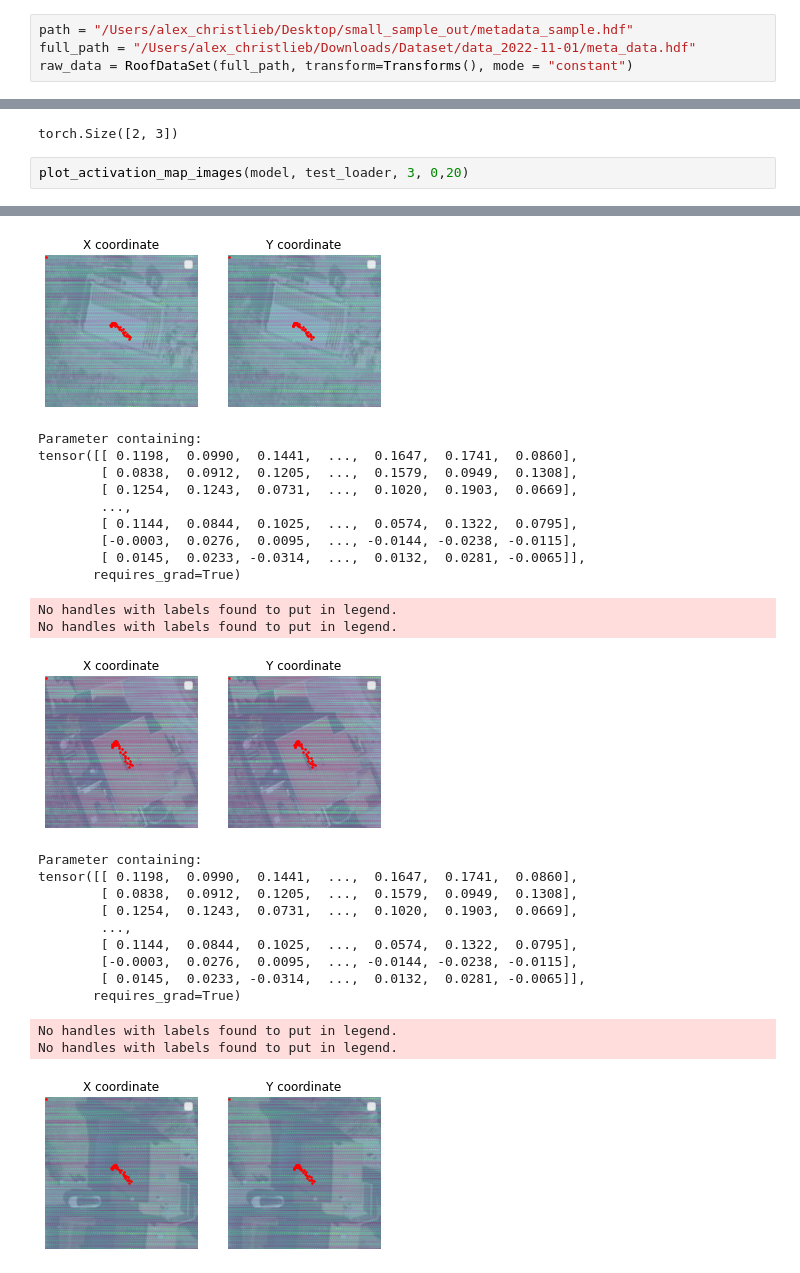
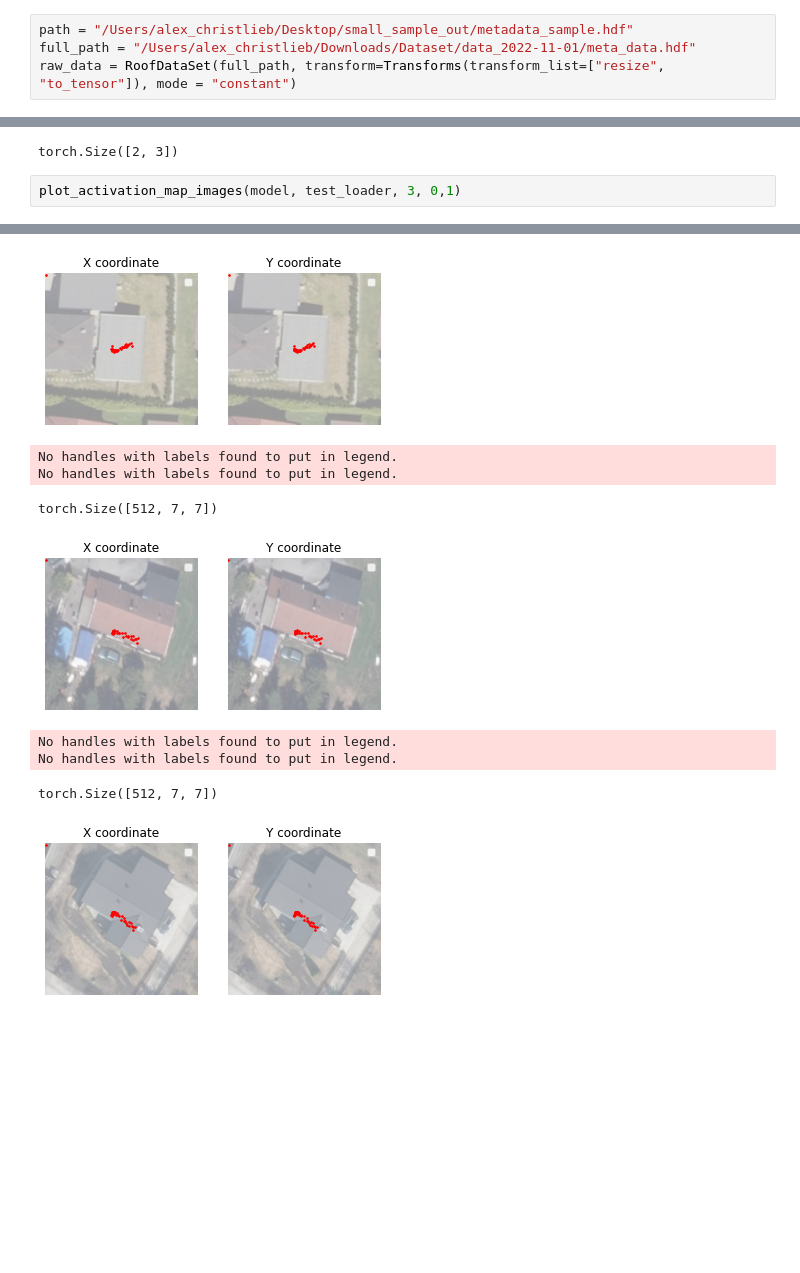
Before and after one commit to WizenPainter/autotetris, a Jupyter notebook: individual_tests/alejandro/alejandro_test.ipynb, the cells around one changed output, grey strips where cells are left out. Drawn from its saved outputs; the diff is of its cells as text; blank space fills up the shorter version.

Commit message:
Refining the class activation mappings

```diff
--- a/individual_tests/alejandro/alejandro_test.ipynb
+++ b/individual_tests/alejandro/alejandro_test.ipynb
@@ -137,7 +137,7 @@ from lib.modeltraining import VarDiffloss, Resnet18_GAP, Resnet18,  train_model,
 # %%
 path = "/Users/alex_christlieb/Desktop/small_sample_out/metadata_sample.hdf"
 full_path = "/Users/alex_christlieb/Downloads/Dataset/data_2022-11-01/meta_data.hdf"
-raw_data = RoofDataSet(full_path, transform=Transforms(), mode = "constant")
+raw_data = RoofDataSet(full_path, transform=Transforms(transform_list=["resize", "to_tensor"]), mode = "constant")
 # %% [output]
 -------------------- Initializing dataset --------------------
 --> Metadata read
@@ -335,5 +377,5 @@ t.squeeze().shape
 # %% [output]
 torch.Size([2, 3])
 # %%
-plot_activation_map_images(model, test_loader, 3, 0,20)
+plot_activation_map_images(model, test_loader, 3, 0,1)
 # %% [output]
@@ -351,25 +385,9 @@ No handles with labels found to put in legend.
-[figure, old version]
+[figure, new version]
-Parameter containing:
-tensor([[ 0.1198,  0.0990,  0.1441,  ...,  0.1647,  0.1741,  0.0860],
-        [ 0.0838,  0.0912,  0.1205,  ...,  0.1579,  0.0949,  0.1308],
-        [ 0.1254,  0.1243,  0.0731,  ...,  0.1020,  0.1903,  0.0669],
-        ...,
-        [ 0.1144,  0.0844,  0.1025,  ...,  0.0574,  0.1322,  0.0795],
-        [-0.0003,  0.0276,  0.0095,  ..., -0.0144, -0.0238, -0.0115],
-        [ 0.0145,  0.0233, -0.0314,  ...,  0.0132,  0.0281, -0.0065]],
-       requires_grad=True)
+No handles with labels found to put in legend.
+No handles with labels found to put in legend.
-No handles with labels found to put in legend.
-No handles with labels found to put in legend.
+torch.Size([512, 7, 7])
-[figure, old version]
+[figure, new version]
-Parameter containing:
-tensor([[ 0.1198,  0.0990,  0.1441,  ...,  0.1647,  0.1741,  0.0860],
-        [ 0.0838,  0.0912,  0.1205,  ...,  0.1579,  0.0949,  0.1308],
-        [ 0.1254,  0.1243,  0.0731,  ...,  0.1020,  0.1903,  0.0669],
-        ...,
-        [ 0.1144,  0.0844,  0.1025,  ...,  0.0574,  0.1322,  0.0795],
-        [-0.0003,  0.0276,  0.0095,  ..., -0.0144, -0.0238, -0.0115],
-        [ 0.0145,  0.0233, -0.0314,  ...,  0.0132,  0.0281, -0.0065]],
-       requires_grad=True)
+No handles with labels found to put in legend.
+No handles with labels found to put in legend.
-No handles with labels found to put in legend.
-No handles with labels found to put in legend.
+torch.Size([512, 7, 7])
-[figure, old version]
+[figure, new version]
```
Also changed, not shown: parts of 24 cells of this notebook, 2 other files.
